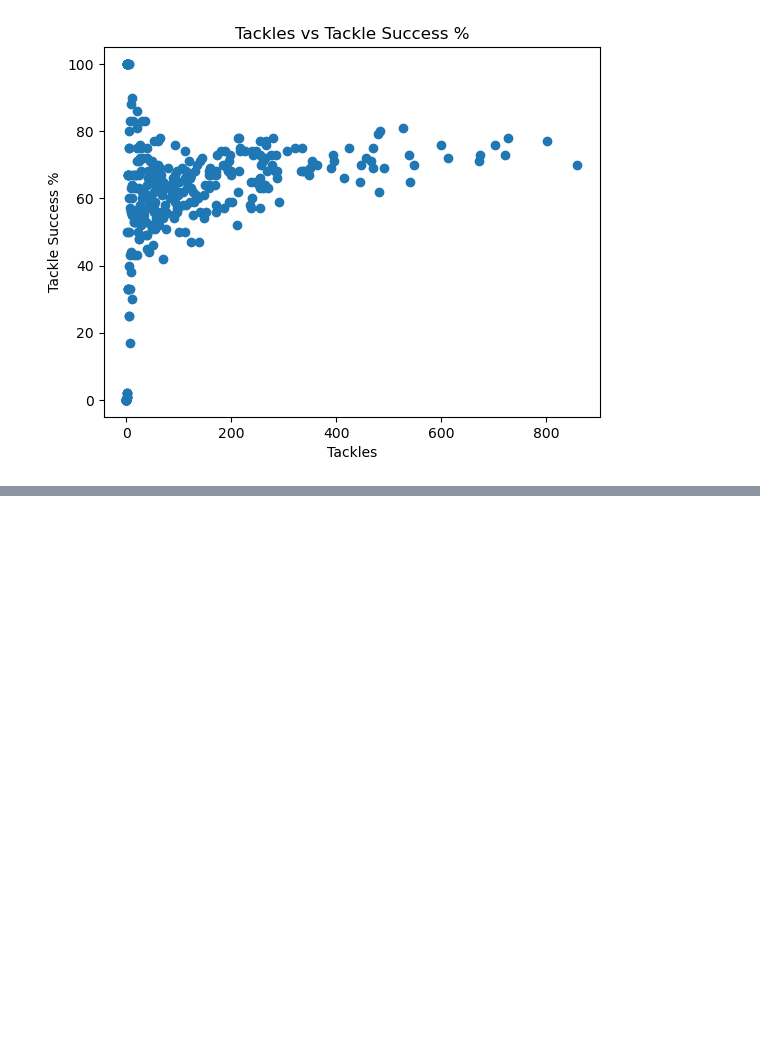
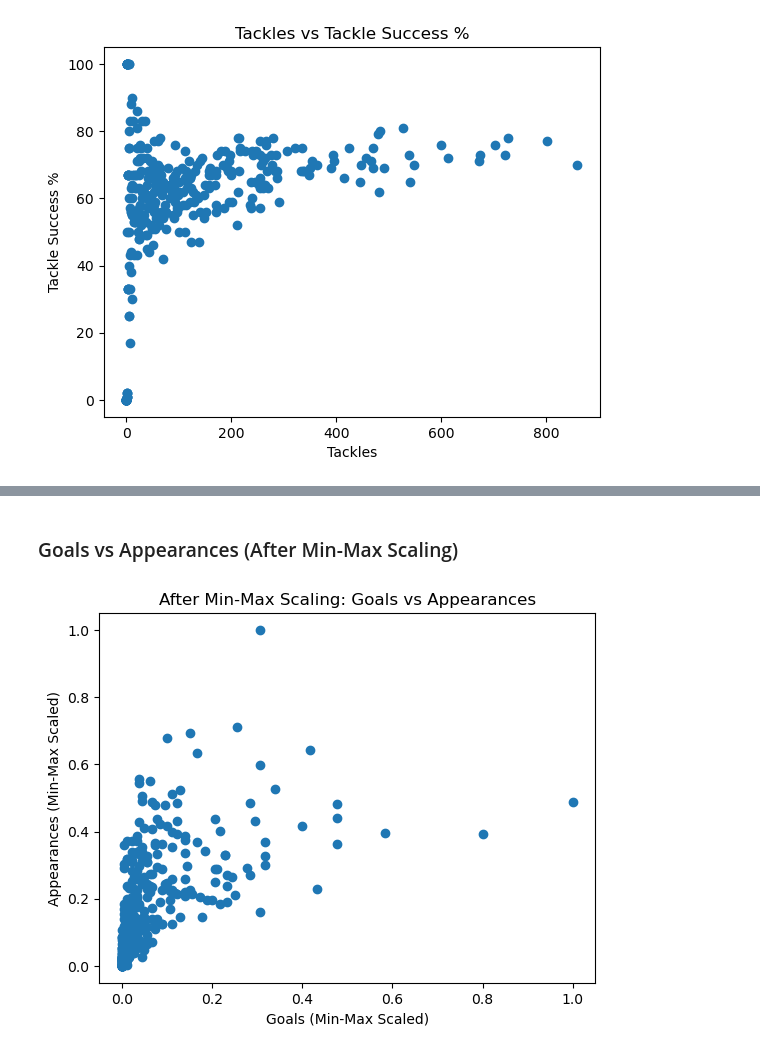
Before and after one commit to springboardmentor1979b-cmyk/ScoreSight---Predicting-EPL-Points-Tally-Top-Scorer, a Jupyter notebook: notebook.ipynb, the cells around one changed output, grey strips where cells are left out. Saved outputs shown, nothing was run; the diff lists cells and outputs as text; code cells hidden in the pictures; blank space fills up the shorter version.

```diff
--- a/notebook.ipynb
+++ b/notebook.ipynb
@@ -332,0 +380,14 @@ plt.show()
+# %% [markdown]
+### Goals vs Appearances (After Min-Max Scaling)
+# %%
+plt.figure()
+plt.scatter(
+    raw_data_copy['Goals_mm'],
+    raw_data_copy['Appearances_mm']
+)
+plt.xlabel('Goals (Min-Max Scaled)')
+plt.ylabel('Appearances (Min-Max Scaled)')
+plt.title('After Min-Max Scaling: Goals vs Appearances')
+plt.show()
+# %% [output]
+[figure, added]
```
Also changed, not shown: parts of 12 cells of this notebook.
